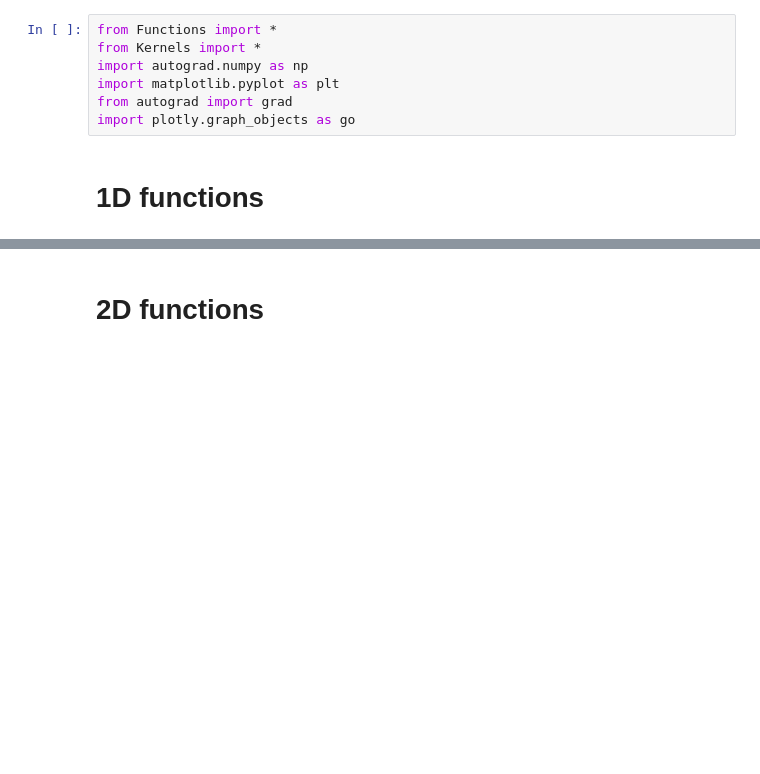
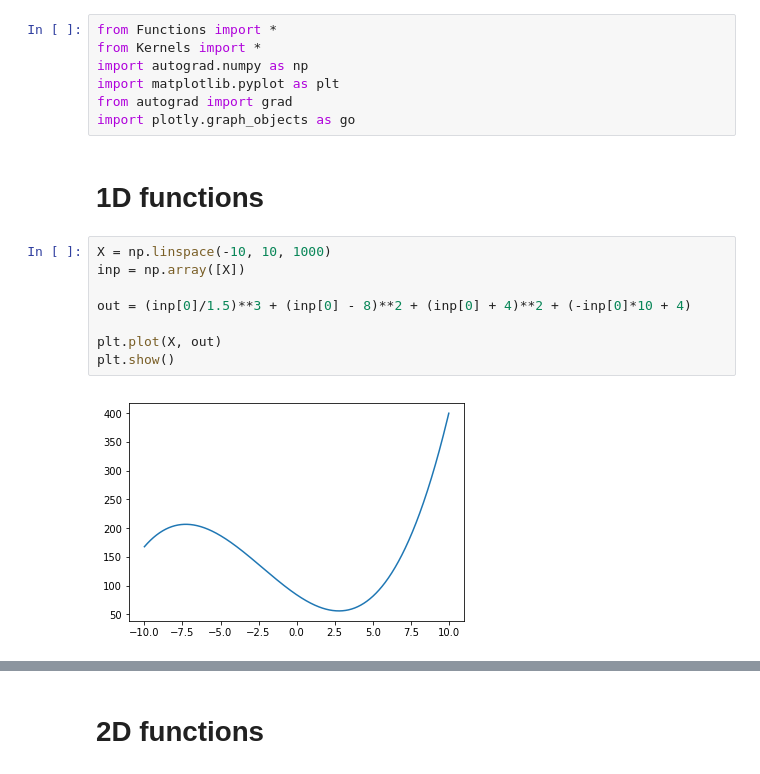
Before and after one commit to daniellengyel/shallow_minima, a Jupyter notebook: Different Functions.ipynb, the cells around one changed output, grey strips where cells are left out. Saved outputs shown, nothing was run; the diff lists cells and outputs as text; blank space fills up the shorter version.

```diff
--- a/Different Functions.ipynb
+++ b/Different Functions.ipynb
@@ -7,4 +7,14 @@ from autograd import grad
 import plotly.graph_objects as go
 # %% [markdown]
 # 1D functions
+# %%
+X = np.linspace(-10, 10, 1000)
+inp = np.array([X])
+
+out = (inp[0]/1.5)**3 + (inp[0] - 8)**2 + (inp[0] + 4)**2 + (-inp[0]*10 + 4)
+
+plt.plot(X, out)
+plt.show()
+# %% [output]
+[figure, added]
 # %%
```
Also changed, not shown: parts of 4 cells of this notebook, 7 other files.
